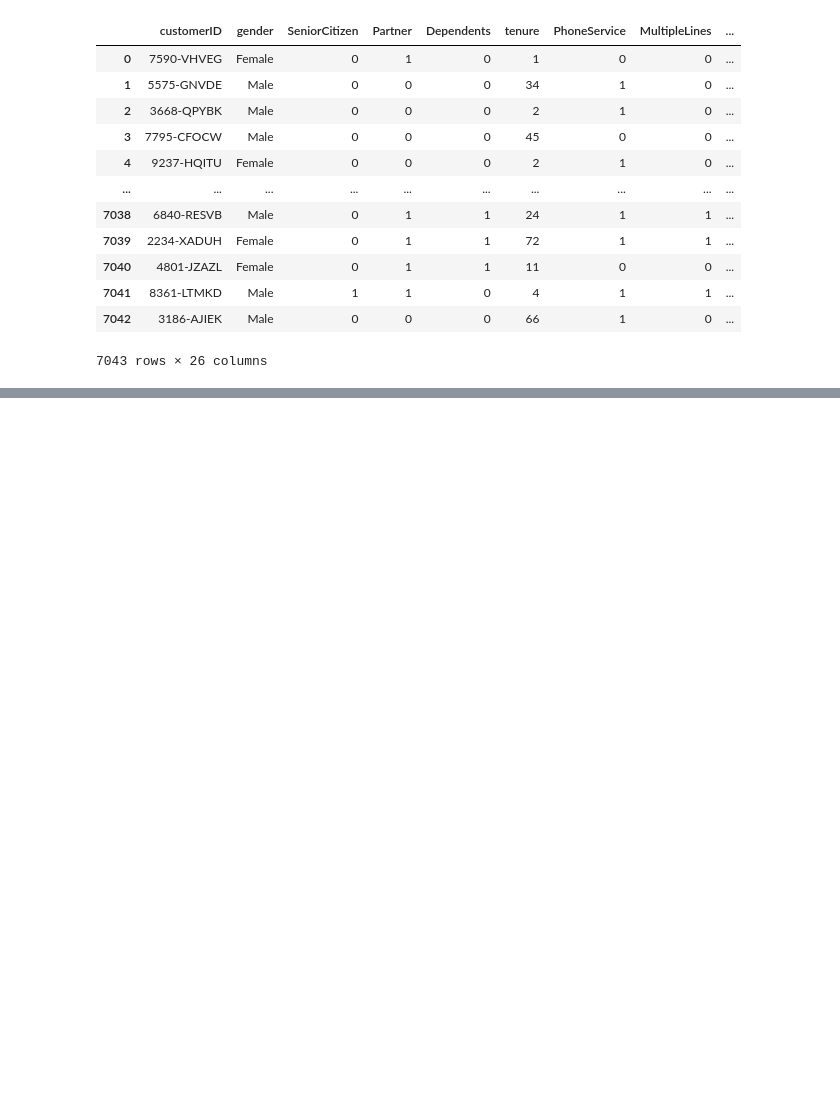
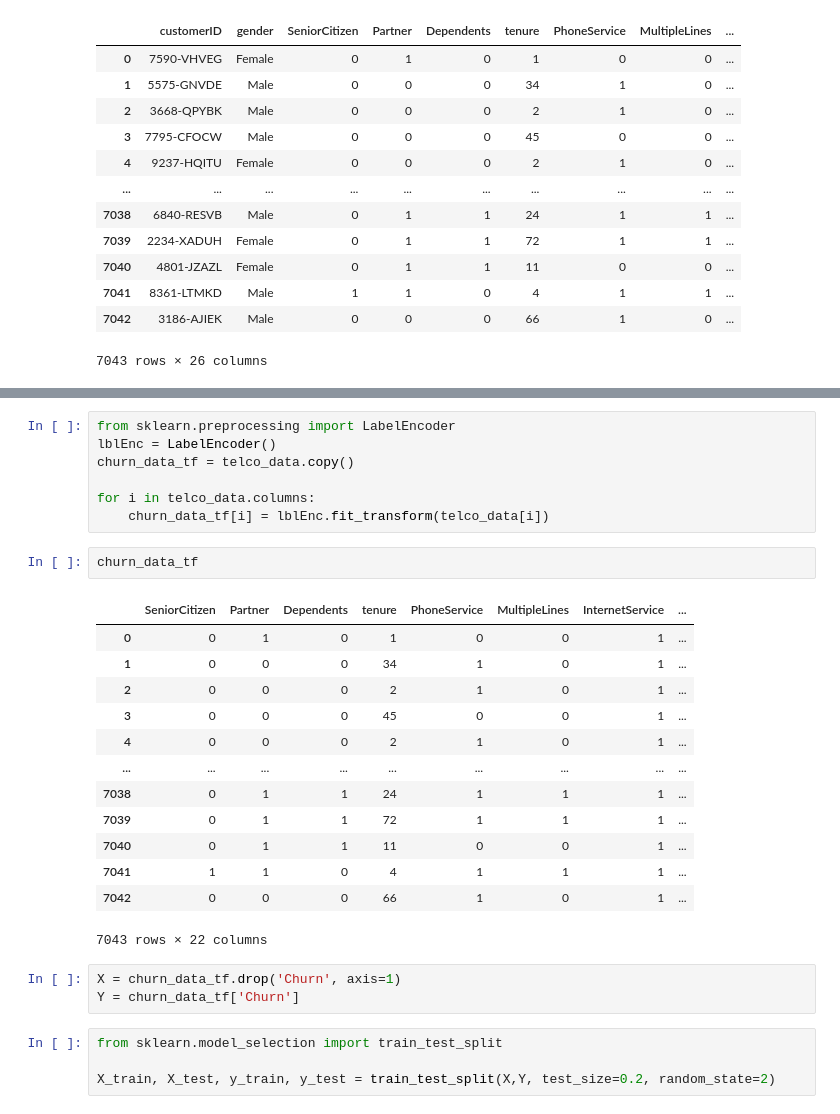
Before and after one commit to pubuduarosha/customer-churn-ml-model, a Jupyter notebook: main.ipynb, the cells around one changed output, grey strips where cells are left out. Drawn from its saved outputs; the diff is of its cells as text; blank space fills up the shorter version.

```diff
--- a/main.ipynb
+++ b/main.ipynb
@@ -299,0 +315,30 @@ telco_data.drop(['customerID', 'gender', 'PaymentMethod', 'Contract'], axis=1, i
+# %%
+from sklearn.preprocessing import LabelEncoder
+lblEnc = LabelEncoder()
+churn_data_tf = telco_data.copy()
+
+for i in telco_data.columns:
+    churn_data_tf[i] = lblEnc.fit_transform(telco_data[i])
+# %%
+churn_data_tf
+# %% [output]
+|  | SeniorCitizen | Partner | Dependents | tenure | PhoneService | MultipleLines | InternetService | ... |
+| 0 | 0 | 1 | 0 | 1 | 0 | 0 | 1 | ... |
+| 1 | 0 | 0 | 0 | 34 | 1 | 0 | 1 | ... |
+| 2 | 0 | 0 | 0 | 2 | 1 | 0 | 1 | ... |
+| 3 | 0 | 0 | 0 | 45 | 0 | 0 | 1 | ... |
+| 4 | 0 | 0 | 0 | 2 | 1 | 0 | 1 | ... |
+| ... | ... | ... | ... | ... | ... | ... | ... | ... |
+| 7038 | 0 | 1 | 1 | 24 | 1 | 1 | 1 | ... |
+| 7039 | 0 | 1 | 1 | 72 | 1 | 1 | 1 | ... |
+| 7040 | 0 | 1 | 1 | 11 | 0 | 0 | 1 | ... |
+| 7041 | 1 | 1 | 0 | 4 | 1 | 1 | 1 | ... |
+| 7042 | 0 | 0 | 0 | 66 | 1 | 0 | 1 | ... |
+7043 rows × 22 columns
+# %%
+X = churn_data_tf.drop('Churn', axis=1)
+Y = churn_data_tf['Churn']
+# %%
+from sklearn.model_selection import train_test_split
+
+X_train, X_test, y_train, y_test = train_test_split(X,Y, test_size=0.2, random_state=2)
```
Also changed, not shown: parts of 16 cells of this notebook.
